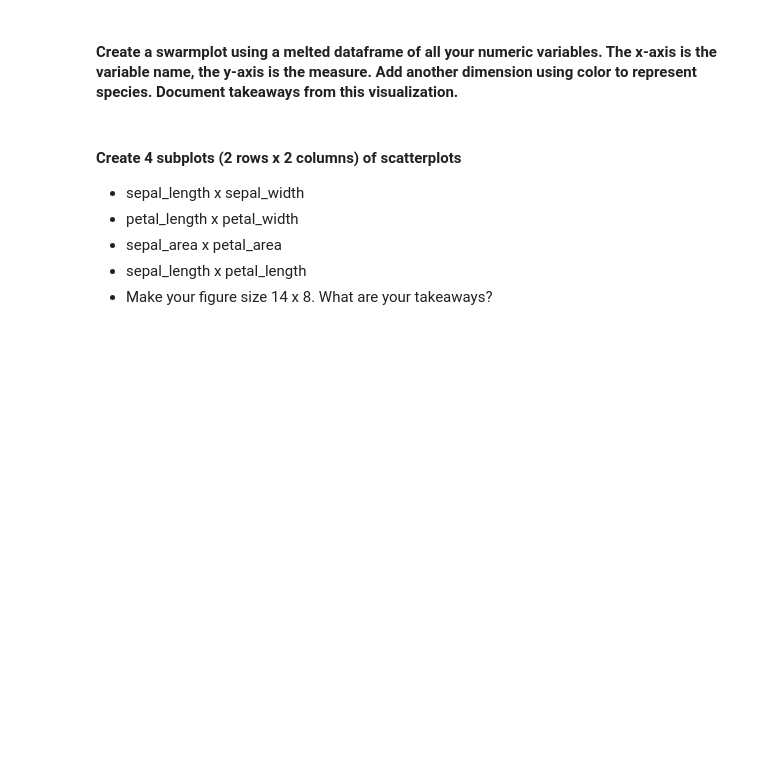
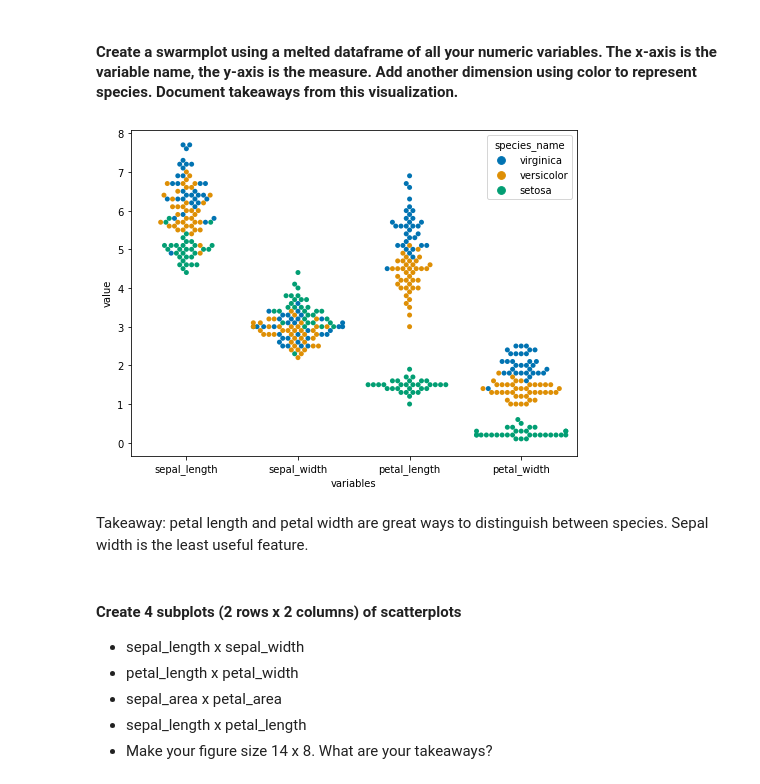
Before and after one commit to davidtenorio1/ds-methodologies-exercises, a Jupyter notebook: classification/classification_exercises.ipynb, the cells around one changed output. Cells and saved outputs as stored; diff of their text form; code cells hidden in the pictures; blank space fills up the shorter version.

```diff
--- a/classification/classification_exercises.ipynb
+++ b/classification/classification_exercises.ipynb
@@ -416,3 +416,8 @@ def prep_titanic(iris):
 ## Day 3 Exercises
 # %% [markdown]
 #### Split data into train (70%) & test (30%) samples
+# %%
+iris = acquire.get_iris_data()
+# %%
+iris.drop(columns=['species_id', 'measurement_id'], inplace = True)
+iris.head()
@@ -422,5 +443,16 @@ iris_train, iris_test = train_test_split(iris, train_size=.7, random_state=123)
 # %% [markdown]
 #### Create a swarmplot using a melted dataframe of all your numeric variables. The x-axis is the variable name, the y-axis is the measure. Add another dimension using color to represent species. Document takeaways from this visualization.
+# %%
+# "Melt" the dataset to "long-form" representation
+df_melt = pd.melt(iris_train[['sepal_length', 'sepal_width', 'petal_length', 'petal_width','species_name']], 'species_name',var_name="variables")
+
+plt.figure(figsize=(8,6))
+# Draw a categorical scatterplot to show each observation
+p = sns.swarmplot(x="variables", y="value", hue = 'species_name', palette="colorblind", data=df_melt)
+# %% [output]
+[figure, added]
+# %% [markdown]
+Takeaway: petal length and petal width are great ways to distinguish between species. Sepal width is the least useful feature.
 # %% [markdown]
 #### Create 4 subplots (2 rows x 2 columns) of scatterplots
 - sepal_length x sepal_width
```
Also changed, not shown: parts of 11 cells of this notebook, 2 other files.
